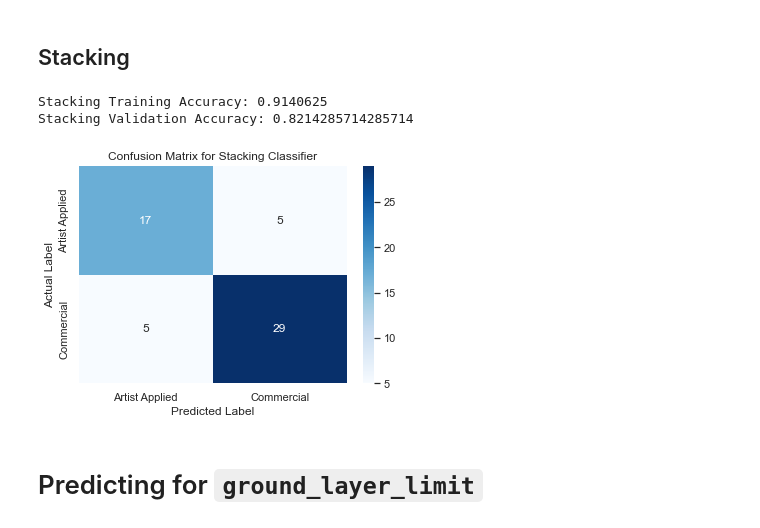
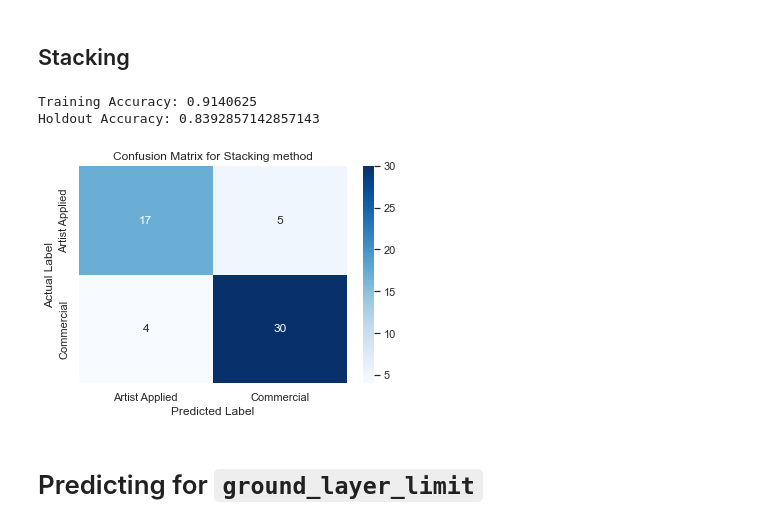
Before and after one commit to DS-Project-Group-7/Data-Science-Project, a Jupyter notebook: predictive_modeling/missing_value_prediction.ipynb, the cells around one changed output. Saved outputs shown, nothing was run; the diff lists cells and outputs as text; code cells hidden in the pictures.

Commit message:
Adding stacking to the notebook

```diff
--- a/predictive_modeling/missing_value_prediction.ipynb
+++ b/predictive_modeling/missing_value_prediction.ipynb
@@ -390,9 +390,9 @@ def LR_analysis(Xtrain, ytrain, Xvalid, yvalid, Xtest):
     plt.show()
 
     test_prediction = lr.predict(Xtest)
-    return(test_prediction)
+    return((test_prediction, bestparam))
 # Look at usual C values
 # %%
-predbLR = LR_analysis(Xb_train, yb_train, Xb_valid, yb_valid, Xb_test)
+(predbLR, bestApp) = LR_analysis(Xb_train, yb_train, Xb_valid, yb_valid, Xb_test)
 # %% [output]
 [Parallel(n_jobs=-1)]: Using backend LokyBackend with 4 concurrent workers.
@@ -417,38 +417,46 @@ Holdout Accuracy: 0.8214285714285714
 [figure]
 # %% [markdown]
 ## Stacking
-# %%
-estimatorsb = [
-    ('BNB', BernoulliNB()),
-    ('Logistic', LogisticRegression(C=1, max_iter=1000)),
-    ('RF', RandomForestClassifier(max_depth=12, n_estimators=100, random_state=10)),
-]
-
-clfb = StackingClassifier(
-    estimators=estimatorsb, final_estimator=LogisticRegression(max_iter=1000)
-)
-
-clfb.fit(Xb_train, yb_train)
-valid_predictionb = clfb.predict(Xb_valid)
-#test_prediction = clf.predict(X_test)
-print('Stacking Training Accuracy:', clfb.score(Xb_train, yb_train))
-print('Stacking Validation Accuracy:', clfb.score(Xb_valid, yb_valid))
-# %% [output]
-Stacking Training Accuracy: 0.9140625
-Stacking Validation Accuracy: 0.8214285714285714
-# %%
-cmb = confusion_matrix(yb_valid, valid_predictionb)
-
-ax = plt.subplot()
-sns.heatmap(cmb, annot=True, fmt='g', ax=ax, cmap='Blues',
-            xticklabels = ['Artist Applied', 'Commercial'],
-            yticklabels = ['Artist Applied', 'Commercial'])
-ax.set_xlabel('Predicted Label')
-ax.set_ylabel('Actual Label')
-ax.set_title('Confusion Matrix for Stacking Classifier')
-plt.show()
-# %% [output]
-[figure, removed]
+# %%
+
+def Stacking_analysis(Xtrain, ytrain, Xvalid, yvalid, Xtest, c):
+    """
+    Fit a stacking model, plot a confusion matrix and return the prediction for the unspecified data.
+    """
+    estimatorsb = [
+    ('BNB', BernoulliNB()),
+    ('Logistic', LogisticRegression(C=c, max_iter=1000)),
+    ('RF', RandomForestClassifier(max_depth=12, n_estimators=100, random_state=10)),
+]
+    clfb = StackingClassifier(
+    estimators=estimatorsb, final_estimator=LogisticRegression(max_iter=1000)
+)
+    clfb.fit(Xb_train, yb_train)
+    print("Training Accuracy:", clfb.score(Xtrain, ytrain))
+    print("Holdout Accuracy:", clfb.score(Xvalid, yvalid))
+
+    feature = ytrain.name
+
+    valid_prediction = clfb.predict(Xvalid)
+    cm = confusion_matrix(yvalid, valid_prediction)
+
+    ax = plt.subplot()
+    sns.heatmap(cm, annot=True, fmt='g', ax=ax, cmap='Blues',
+            xticklabels = switch.get(feature, ['feature non recognized', 'feature non recognized']),
+            yticklabels = switch.get(feature, ['feature non recognized', 'feature non recognized']))
+    ax.set_xlabel('Predicted Label')
+    ax.set_ylabel('Actual Label')
+    ax.set_title('Confusion Matrix for Stacking method')
+    plt.show()
+
+    test_prediction = clfb.predict(Xtest)
+    return(test_prediction)
+# %%
+AppPred = Stacking_analysis(Xb_train, yb_train, Xb_valid, yb_valid, Xb_test, c=bestApp)
+# %% [output]
+Training Accuracy: 0.9140625
+Holdout Accuracy: 0.8392857142857143
+[figure, added]
 # %% [markdown]
 # Predicting for `ground_layer_limit`
 # %% [markdown]
```
Also changed, not shown: parts of 9 cells of this notebook.
